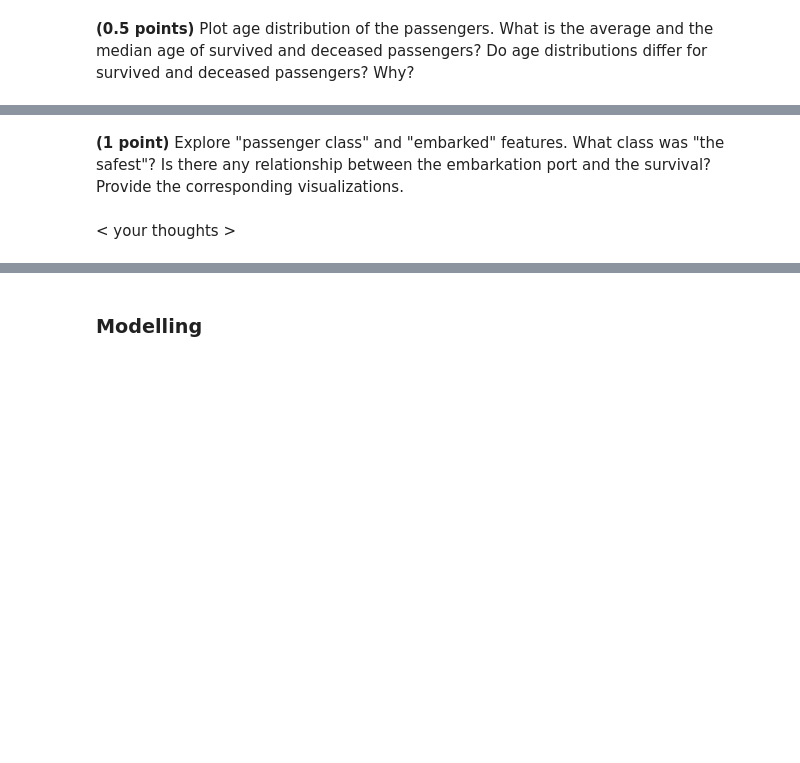
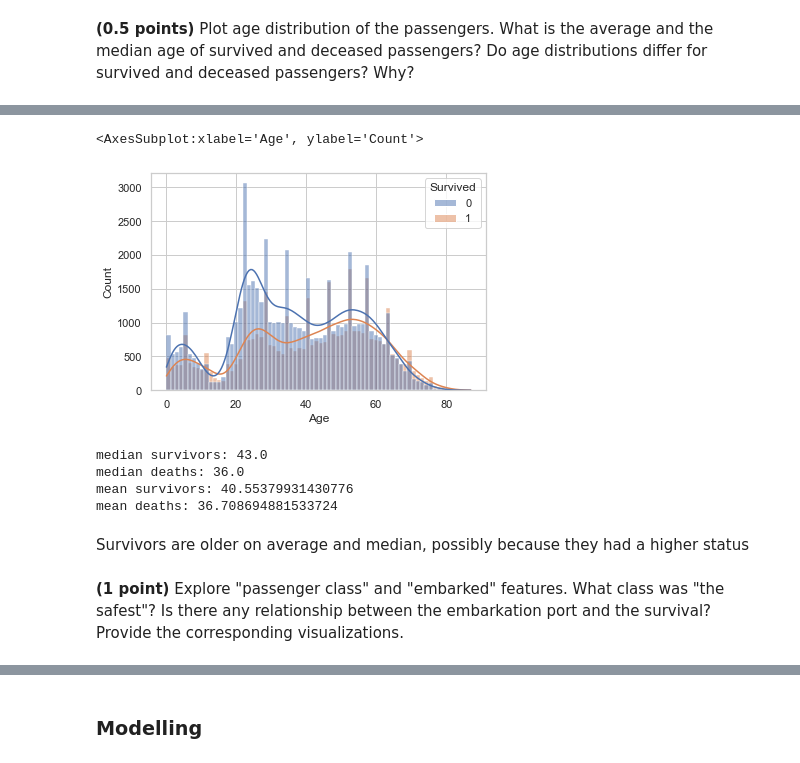
Before and after one commit to akvise/ml-course, a Jupyter notebook: 5_hw_classification/hw_classification.ipynb, the cells around one changed output, grey strips where cells are left out. Cells and saved outputs as stored; diff of their text form; code cells hidden in the pictures; blank space fills up the shorter version.

```diff
--- a/5_hw_classification/hw_classification.ipynb
+++ b/5_hw_classification/hw_classification.ipynb
@@ -580,2 +581,20 @@ data.head()
+# %%
+sns.histplot(x='Age', hue='Survived', data=data, kde=True)
+# %% [output]
+<AxesSubplot:xlabel='Age', ylabel='Count'>
+[figure, added]
+# %%
+print('median survivors:', data[data['Survived'] == 1]['Age'].median())
+print('median deaths:', data[data['Survived'] == 0]['Age'].median())
+
+print('mean survivors:', data[data['Survived'] == 1]['Age'].mean())
+print('mean deaths:', data[data['Survived'] == 0]['Age'].mean())
+# %% [output]
+median survivors: 43.0
+median deaths: 36.0
+mean survivors: 40.55379931430776
+mean deaths: 36.708694881533724
+# %% [markdown]
+Survivors are older on average and median, possibly because they had a higher status
 # %% [markdown]
 **(1 point)** Explore "passenger class" and "embarked" features. What class was "the safest"? Is there any relationship between the embarkation port and the survival? Provide the corresponding visualizations.
@@ -584,2 +600,0 @@ data.head()
-# %% [markdown]
-< your thoughts >
```
Also changed, not shown: parts of 51 cells of this notebook.
